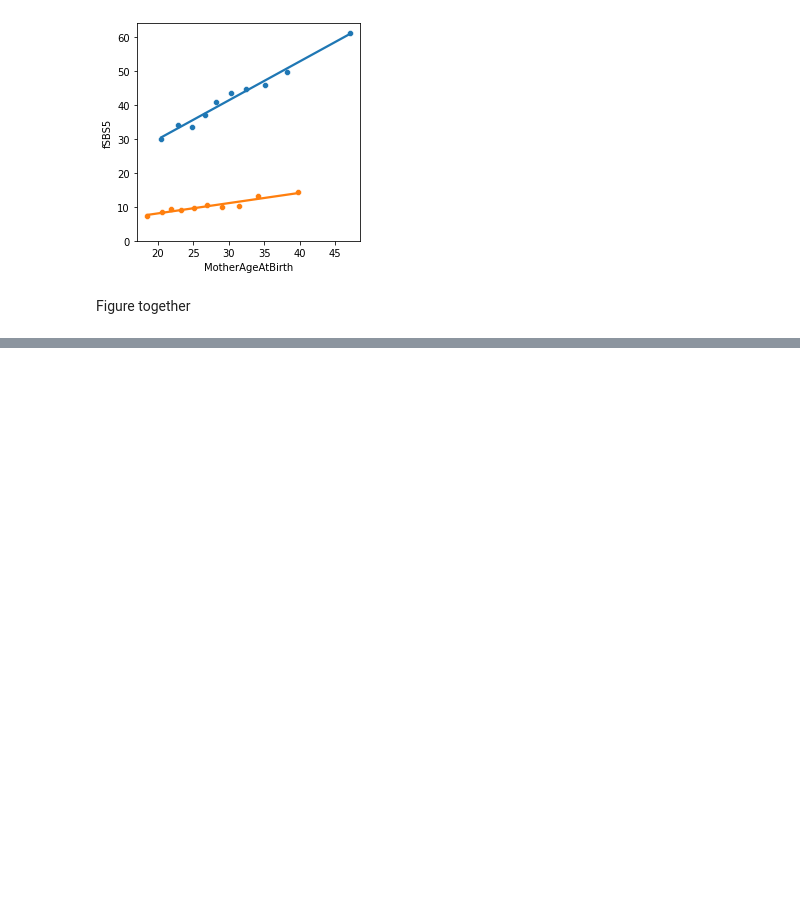
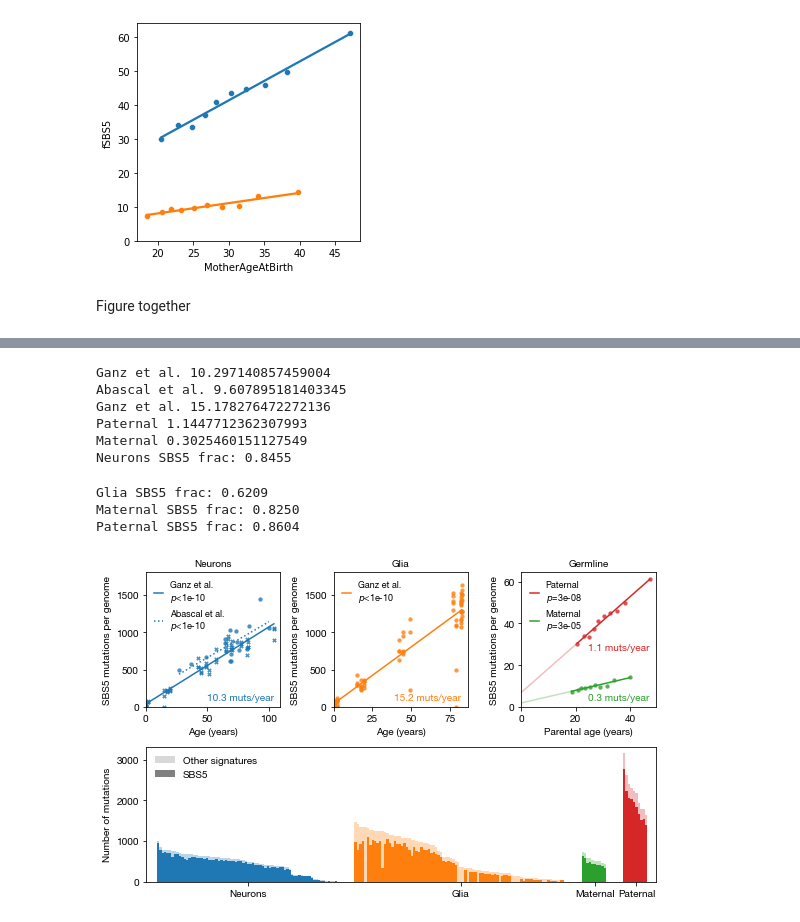
Before and after one commit to n-t-n-el/sbs5, a Jupyter notebook: notebooks/fig1.ipynb, the cells around one changed output, grey strips where cells are left out. Saved outputs shown, nothing was run; the diff lists cells and outputs as text; code cells hidden in the pictures; blank space fills up the shorter version.

```diff
--- a/notebooks/fig1.ipynb
+++ b/notebooks/fig1.ipynb
@@ -240,7 +251,7 @@ def plot_ols_fit(ax, data, x_col, y_col, label_prefix, **kwargs):
     else:
         ax.plot(x_fit, y_fit, label=line_label, color=color)
         if "Paternal" in label_prefix:
-            ax.annotate(f"{slope:.1f} muts/year", xy=(0.95, 0.5), ha="right",
+            ax.annotate(f"{slope:.1f} muts/year", xy=(0.95, 0.42), ha="right",
                         xycoords="axes fraction", color=color)
         else:
             ax.annotate(f"{slope:.1f} muts/year", xy=(0.95, 0.05), ha="right",
@@ -942,0 +782,69 @@ Ganz et al. 10.118850981514747
+# %%
+plt.rcParams["font.family"] = "Helvetica Neue"
+mosaic = '''
+BCD
+EEE
+'''
+
+f, axs = plt.subplot_mosaic(mosaic,
+                            figsize=[8,5])
+
+# Age effects
+ax = axs["B"]
+plot_lme_fit(ax, neuronsG, "Age", "fSBS5", "Individual", "Ganz et al.",
+             color=ct_palette["neurons"], marker="X")
+plot_lme_fit(ax, neuronsA[~neuronsA.Age.isna()], "Age", "fSBS5", "Individual", "Abascal et al.",
+             color=ct_palette["neurons"])
+ax.legend(frameon=False, loc="upper left",
+          handlelength=1, fontsize=9)
+
+ax.set_ylabel("SBS5 mutations per genome")
+ax.set_xlabel("Age (years)")
+ax.set_title("Neurons", fontsize=10)
+ax.set_xlim(left=0)
+ax.set_ylim([0, 1.8e3])
+
+ax = axs["C"]
+plot_lme_fit(ax, glia, "Age", "fSBS5", "Individual", "Ganz et al.",
+             color=ct_palette["glia"])
+ax.legend(frameon=False, loc="upper left",
+          handlelength=1, fontsize=9)
+
+ax.set_ylabel("SBS5 mutations per genome")
+ax.set_xlabel("Age (years)")
+ax.set_title("Glia", fontsize=10)
+ax.set_xlim(left=0)
+ax.set_ylim([0, 1.8e3])
+
+ax = axs["D"]
+plot_ols_fit(ax, paternal, "FatherAgeAtBirth", "fSBS5", "Paternal",
+             color=ct_palette["paternal"])
+plot_ols_fit(ax, maternal, "MotherAgeAtBirth", "fSBS5", "Maternal",
+             color=ct_palette["maternal"])
+ax.legend(frameon=False, loc="upper left",
+          handlelength=1, fontsize=9)
+ax.set_title("Germline", fontsize=10)
+ax.set_ylabel("SBS5 mutations per genome")
+ax.set_xlabel("Parental age (years)")
+ax.set_xlim(left=0)
+ax.set_ylim(bottom=0)
+
+# Mutation burdens
+ax = axs["E"]
+plot_mutation_summary(df_sns, ct_palette, ax)
+ax.set_xticklabels(["Neurons", "Glia", "Maternal", "Paternal"])
+
+plt.tight_layout()
+#plt.savefig("pdfs/fig1.pdf")
+plt.savefig("pdfs/fig1_bsky.jpg", dpi=400)
+# %% [output]
+Ganz et al. 10.297140857459004
+Abascal et al. 9.607895181403345
+Ganz et al. 15.178276472272136
+Paternal 1.1447712362307993
+Maternal 0.3025460151127549
+Neurons SBS5 frac: 0.8455
+Glia SBS5 frac: 0.6209
+Maternal SBS5 frac: 0.8250
+Paternal SBS5 frac: 0.8604
+[figure, added]
```
Also changed, not shown: parts of 8 cells of this notebook, 5 other files.
